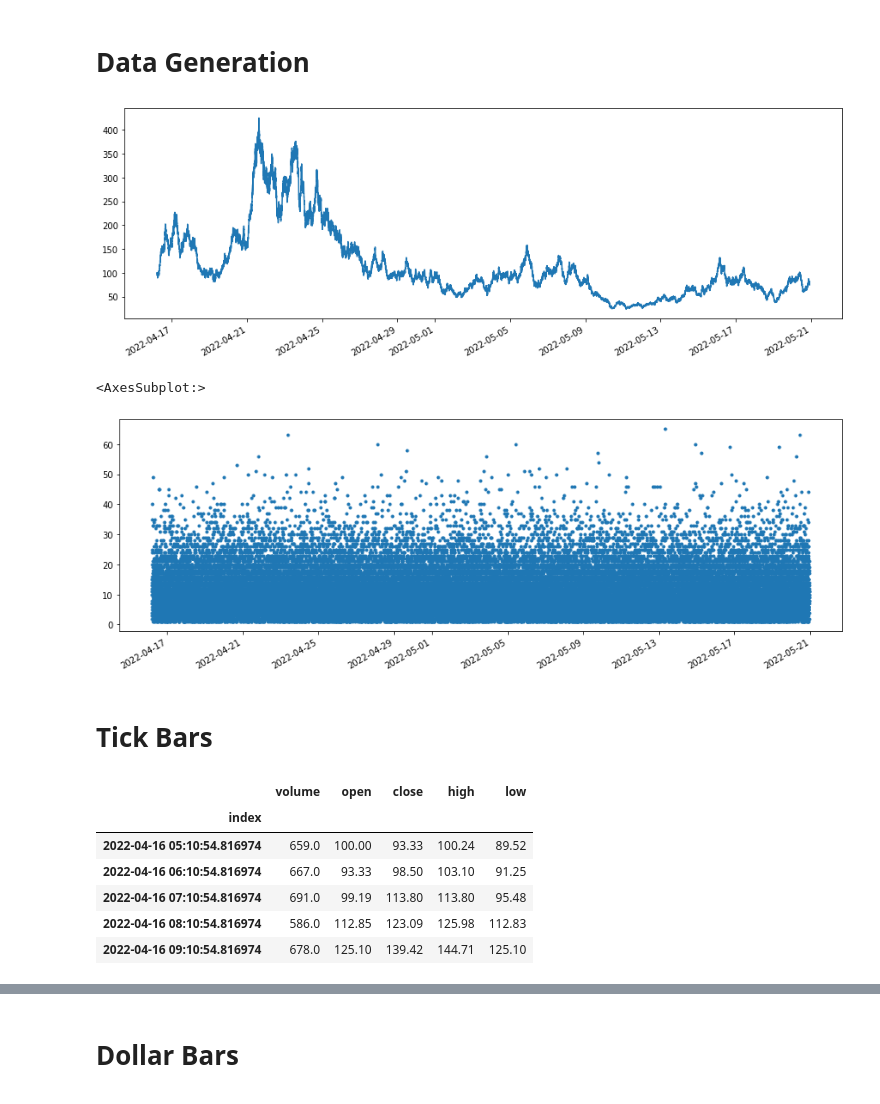
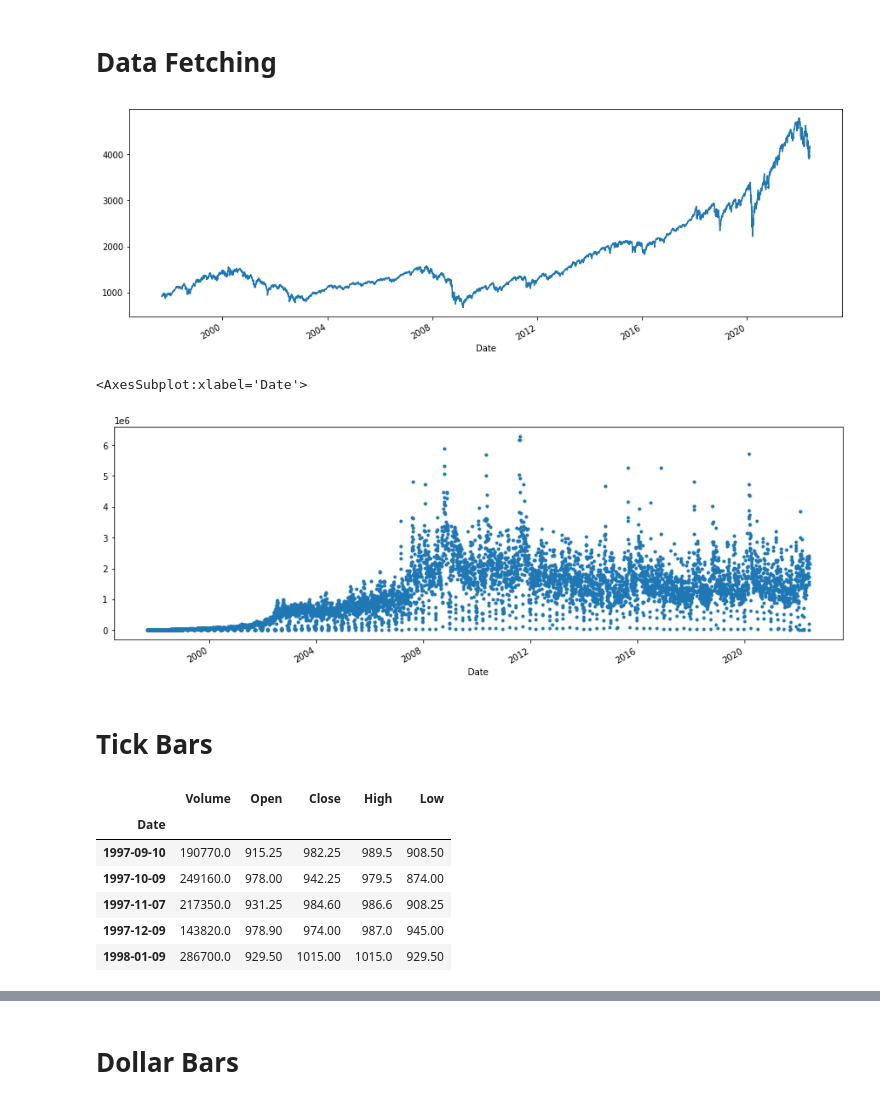
Before and after one commit to maxgao18/AFML, a Jupyter notebook: 2.1.ipynb, the cells around one changed output, grey strips where cells are left out. Saved outputs shown, nothing was run; the diff lists cells and outputs as text; code cells hidden in the pictures.

```diff
--- a/2.1.ipynb
+++ b/2.1.ipynb
@@ -11,32 +12,31 @@ import bars
 import u
 # %% [markdown]
-# Data Generation
+# Data Fetching
 # %%
 plt.rcParams["figure.figsize"] = (15, 5)
 
-data = u.create_price_data(theta=0.00005, start_price=100, n_samples=50000)
-data = u.add_volume_data(data, mu=10, var=50)
+data = d.fetch("data/future/daily", "ES.csv")
 
-data["close"].plot.line()
+data["Close"].plot.line()
 plt.show()
-data["volume"].plot(style=".")
+data["Volume"].plot(style=".")
 # %% [output]
-[figure, old version]
+[figure, new version]
-<AxesSubplot:>
+<AxesSubplot:xlabel='Date'>
-[figure, old version]
+[figure, new version]
 # %% [markdown]
 # Tick Bars
 # %%
-tick_bars = bars.create_tick_bars(data, 60)
+tick_bars = bars.create_tick_bars(data, int(253 / 12))
 tick_bars.head()
 # %% [output]
-|  | volume | open | close | high | low |
-| index |  |  |  |  |  |
-| 2022-04-16 05:10:54.816974 | 659.0 | 100.00 | 93.33 | 100.24 | 89.52 |
-| 2022-04-16 06:10:54.816974 | 667.0 | 93.33 | 98.50 | 103.10 | 91.25 |
-| 2022-04-16 07:10:54.816974 | 691.0 | 99.19 | 113.80 | 113.80 | 95.48 |
-| 2022-04-16 08:10:54.816974 | 586.0 | 112.85 | 123.09 | 125.98 | 112.83 |
-| 2022-04-16 09:10:54.816974 | 678.0 | 125.10 | 139.42 | 144.71 | 125.10 |
+|  | Volume | Open | Close | High | Low |
+| Date |  |  |  |  |  |
+| 1997-09-10 | 190770.0 | 915.25 | 982.25 | 989.5 | 908.50 |
+| 1997-10-09 | 249160.0 | 978.00 | 942.25 | 979.5 | 874.00 |
+| 1997-11-07 | 217350.0 | 931.25 | 984.60 | 986.6 | 908.25 |
+| 1997-12-09 | 143820.0 | 978.90 | 974.00 | 987.0 | 945.00 |
+| 1998-01-09 | 286700.0 | 929.50 | 1015.00 | 1015.0 | 929.50 |
 # %%
 mplf.plot(tick_bars, type="candle", style="charles", figsize=(15, 5), volume=True)
 # %% [output]
```
Also changed, not shown: parts of 12 cells of this notebook, 14 other files.
